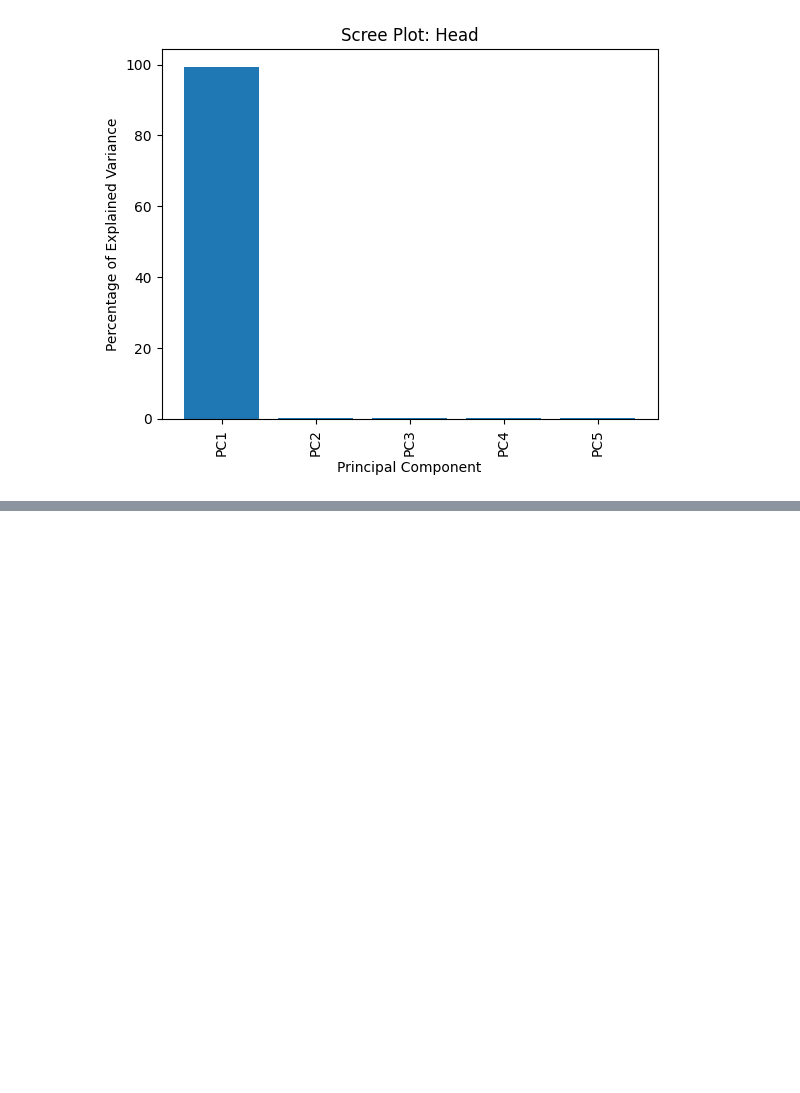
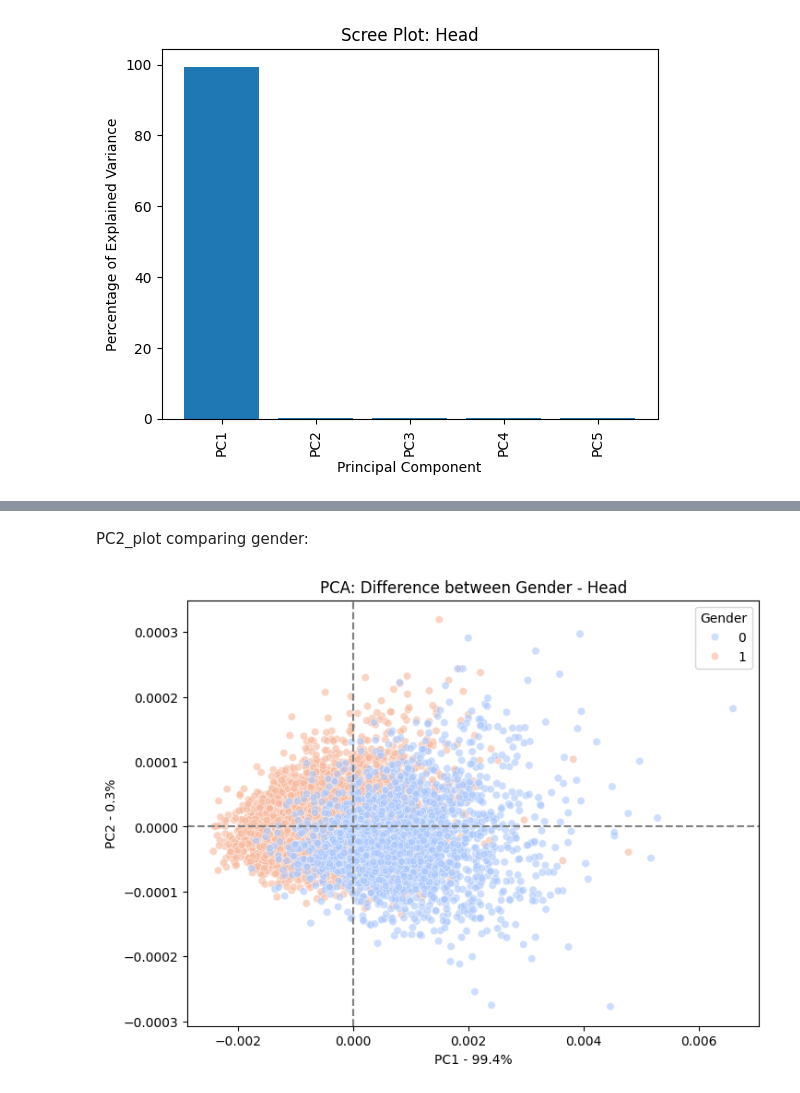
Before and after one commit to jobindjohn/anthromass, a Jupyter notebook: anthropmass/nbs/310_anthro_pca_viz_head.ipynb, the cells around one changed output, grey strips where cells are left out. Cells and saved outputs as stored; diff of their text form; code cells hidden in the pictures; blank space fills up the shorter version.

```diff
--- a/anthropmass/nbs/310_anthro_pca_viz_head.ipynb
+++ b/anthropmass/nbs/310_anthro_pca_viz_head.ipynb
@@ -35,0 +54,6 @@ NameError: name 'Pairplot' is not defined
+# %% [markdown]
+PC2_plot comparing gender:
+# %%
+PC2_plot(ansur,ansur_scaled,head,'Head','Gender')
+# %% [output]
+[figure, added]
```
Also changed, not shown: parts of 11 cells of this notebook, 5 other files.
